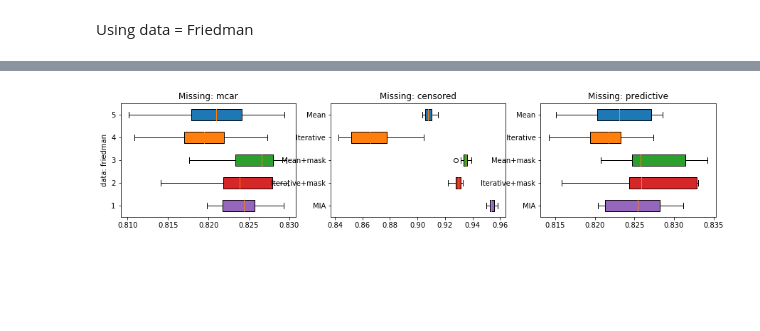
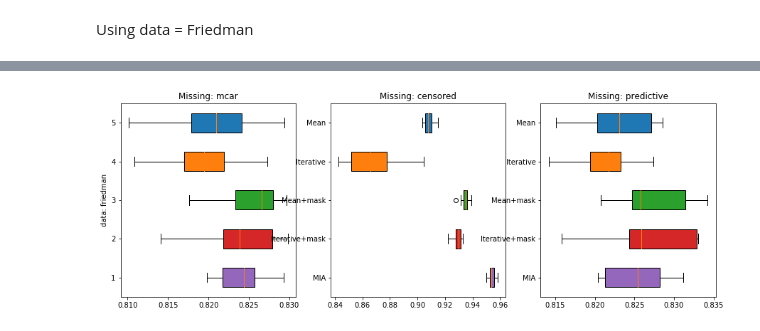
Before and after one commit to TwsThomas/supervised_missing, a Jupyter notebook: Notebook/Tutorial Boosted Trees with Missing Values.ipynb, the cells around one changed output, grey strips where cells are left out. Saved outputs shown, nothing was run; the diff lists cells and outputs as text; code cells hidden in the pictures; blank space fills up the shorter version.

```diff
--- a/Notebook/Tutorial Boosted Trees with Missing Values.ipynb
+++ b/Notebook/Tutorial Boosted Trees with Missing Values.ipynb
@@ -296,5 +261,3 @@ The graph above represent the boxplot scores for RandomForest on the three kind
 ## Going further
 # %% [markdown]
 Using data = Friedman
-# %%
-plot_learning_curve(boostings, 'mcar', data='friedman')
@@ -303,2 +263,0 @@ plot_learning_curve(boostings, 'mcar', data='friedman')
-# %%
-plot_learning_curve(boostings, 'censored', data='friedman')
@@ -307,2 +263,0 @@ plot_learning_curve(boostings, 'censored', data='friedman')
-# %%
-plot_learning_curve(boostings, 'predictive', data='friedman')
@@ -310,0 +264,8 @@ plot_learning_curve(boostings, 'predictive', data='friedman')
+# %%
+n_samples = 1000
+plt.figure(figsize=(15,5))
+for id_mm, missing_mechanism in enumerate(['mcar','censored','predictive']):
+    for id_data, data in enumerate(['friedman']):
+        plot_id = id_mm + 3*id_data + 1
+        plt.subplot(1,3,plot_id)
+        plot_learning_curve(boostings, missing_mechanism, data=data)
@@ -311,11 +274,11 @@ plot_learning_curve(boostings, 'predictive', data='friedman')
 # %%
-# boxplot for differents data and different missing mechanism
+# boxplot for data==friedman and different missing mechanism
 n_samples = 1000
-plt.figure(figsize=(15,10))
+plt.figure(figsize=(15,5))
 for id_mm, missing_mechanism in enumerate(['mcar','censored','predictive']):
     for id_data, data in enumerate(['friedman']):
         plot_id = id_mm + 3*id_data + 1
-        plt.subplot(3,3,plot_id)
+        plt.subplot(1,3,plot_id)
         boxplot_scores(boostings, n_samples, missing_mechanism, data, plot_id)
 # %% [output]
-[figure, old version]
+[figure, new version]
```
Also changed, not shown: parts of 25 cells of this notebook, 2 other files.
